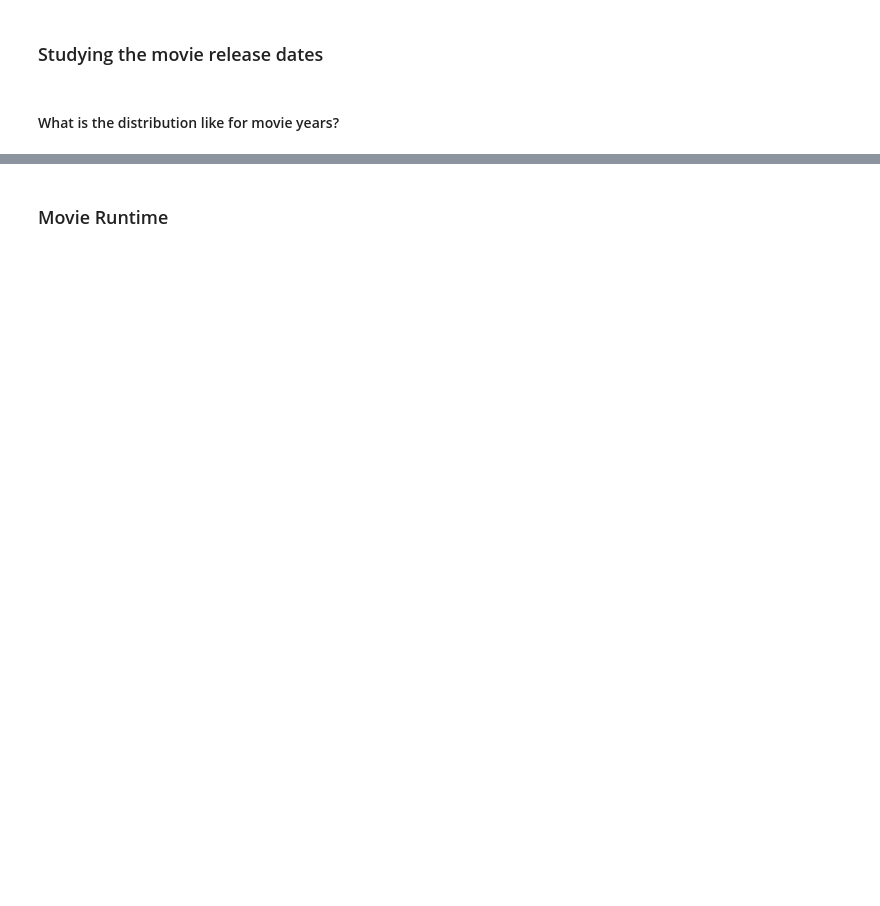
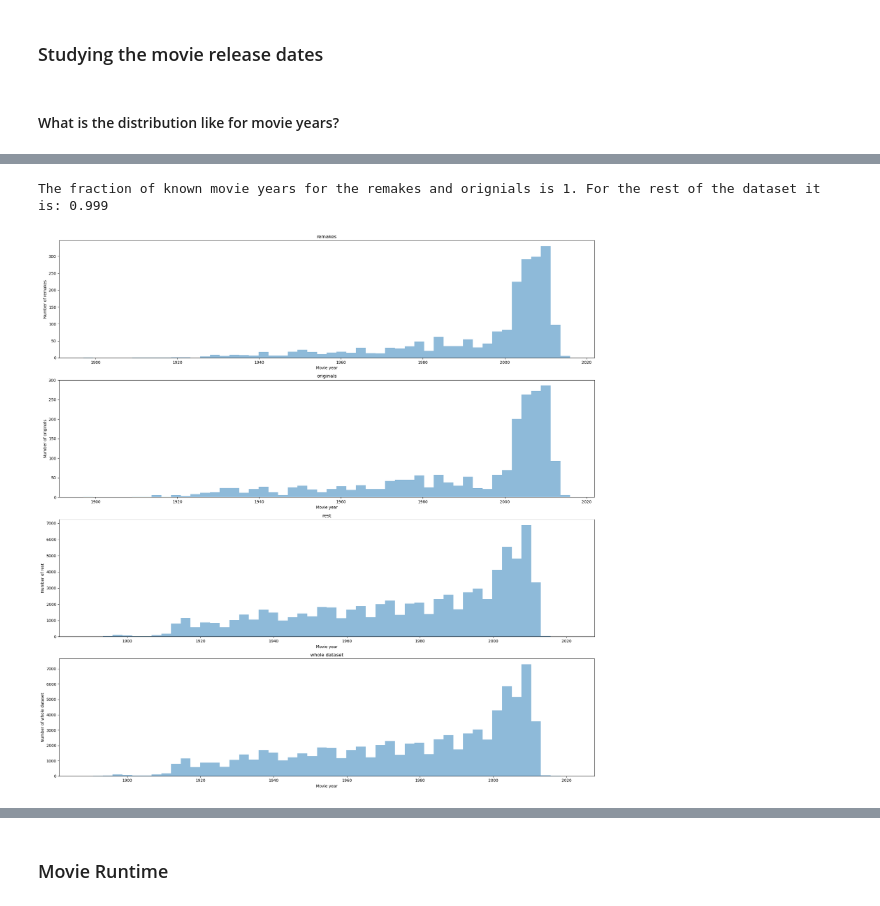
Before and after one commit to epfl-ada/ada-2024-project-madayam, a Jupyter notebook: result_eda.ipynb, the cells around one changed output, grey strips where cells are left out. Saved outputs shown, nothing was run; the diff lists cells and outputs as text; code cells hidden in the pictures; blank space fills up the shorter version.

```diff
--- a/result_eda.ipynb
+++ b/result_eda.ipynb
@@ -235,6 +262,6 @@ df_movies.to_csv( CONFIG["data_path"] / "enrich_movie_data2.csv")
 # %% [markdown]
 # Studying the movies dataset
 # %%
-column_names = ['Wikipedia_movie_ID', 'Freebase_movie_ID', 'movie_name', 'movie_year', 'movie_revenue', 'movie_runtime', 'movie_languages', 'movie_countries', 'movie_genres']
-df_movies = pd.read_csv(CONFIG["data_path"] / 'enrich_movie_data.csv')
-df_movies
+# column_names = ['Wikipedia_movie_ID', 'Freebase_movie_ID', 'movie_name', 'movie_year', 'movie_revenue', 'movie_runtime', 'movie_languages', 'movie_countries', 'movie_genres']
+# df_movies = pd.read_csv(CONFIG["data_path"] / 'enrich_movie_data.csv')
+# df_movies
@@ -276,13 +271,0 @@ Name: cmu_year, dtype: float64
-# %%
-movie_years_only = df_movies["cmu_year"].dropna().astype(int)
-print(f"The fraction of known movie years: {round(len(movie_years_only.dropna())/len(movie_years_only),3)}")
-
-movie_dates = df_movies["cmu_year"].dropna().astype(int)
-print(f"The fraction of known movie dates (year/month/day): {round(len(movie_dates.dropna())/len(movie_dates),3)}")
-
-plt.figure(figsize=(20, 5))
-plt.hist(movie_years_only.dropna().astype(int), bins=50, alpha=0.5)
-plt.xlabel("Movie year")
-plt.ylabel("Number of movies")
-# plt.yscale
-plt.show()
@@ -293 +309,29 @@ The fraction of known movie dates (year/month/day): 1.0
+# %%
+print(f"The fraction of known movie years for the remakes and orignials is 1. For the rest of the dataset it is: {round(len(df_rest['cmu_year'].dropna())/len(df_rest['cmu_year']),3)}")
+
+def plot_yearly_statistics(df, column_name, title, ax):
+    # Extract and clean the data
+    movie_years_only = df[column_name].dropna().astype(int)
+
+    # Plot on the provided Axes
+    ax.hist(movie_years_only, bins=50, alpha=0.5)
+    ax.set_xlabel("Movie year")
+    ax.set_ylabel(f"Number of {title}")
+    ax.set_title(title)
+
+
+# Create a figure and a 2x2 grid of subplots
+fig, axes = plt.subplots(4, 1, figsize=(20, 20))
+
+# Plot each dataset in its own subplot
+plot_yearly_statistics(df_remakes, "cmu_year", "remakes", axes[0])
+plot_yearly_statistics(df_originals, "cmu_year", "originals", axes[1])
+plot_yearly_statistics(df_rest, "cmu_year", "rest", axes[2])
+plot_yearly_statistics(df_movies, "cmu_year", "whole dataset", axes[3])
+
+plt.tight_layout()
+plt.show()
+# %% [output]
+The fraction of known movie years for the remakes and orignials is 1. For the rest of the dataset it is: 0.999
+[figure, added]
 # %%
```
Also changed, not shown: parts of 52 cells of this notebook.
